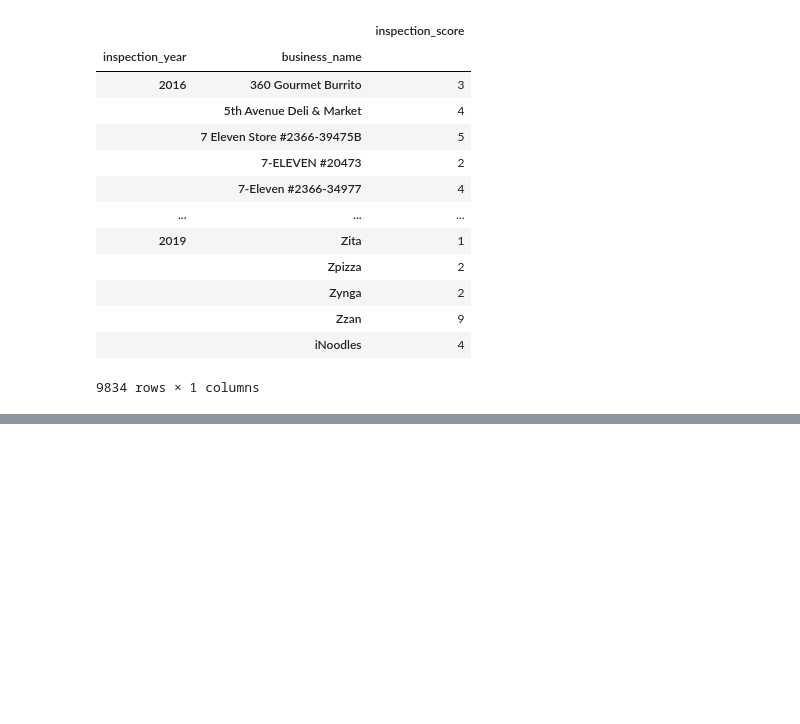
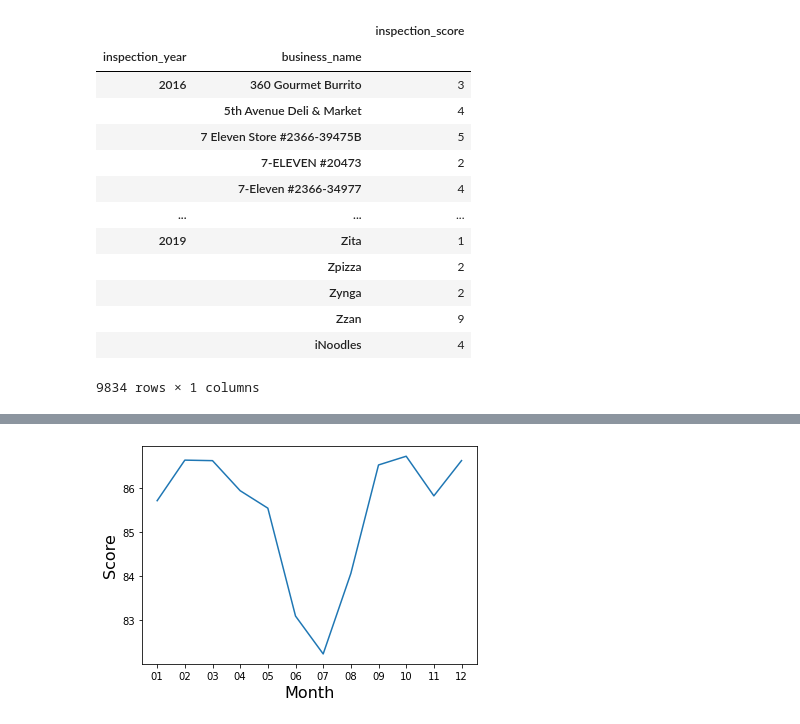
Before and after one commit to jrthompson25/Capstone-Project, a Jupyter notebook: Notebooks/capstone_restaurant_inspections_sanfran.ipynb, the cells around one changed output, grey strips where cells are left out. Saved outputs shown, nothing was run; the diff lists cells and outputs as text; code cells hidden in the pictures; blank space fills up the shorter version.

```diff
--- a/Notebooks/capstone_restaurant_inspections_sanfran.ipynb
+++ b/Notebooks/capstone_restaurant_inspections_sanfran.ipynb
@@ -1423,0 +1491,15 @@ popPerZip
+# %%
+#2017 Only
+year2017 = sanFranInspectsAndZips[sanFranInspectsAndZips['inspection_year'].isin(['2017'])]
+avgScorePerMonth2017 = year2017.groupby('inspection_month')['inspection_score'].mean().to_frame()
+avgScorePerMonth2017 = avgScorePerMonth2017.rename(columns={'inspection_score' : 'score'})
+avgScorePerMonth2017 = avgScorePerMonth2017.reset_index()
+avgScorePerMonth2017
+
+#Line Chart
+plt.plot(avgScorePerMonth2017.inspection_month, avgScorePerMonth2017.score)
+plt.xlabel('Month', fontsize=16)
+plt.ylabel('Score', fontsize=16)
+plt.show()
+# %% [output]
+[figure, added]
```
Also changed, not shown: parts of 20 cells of this notebook.
